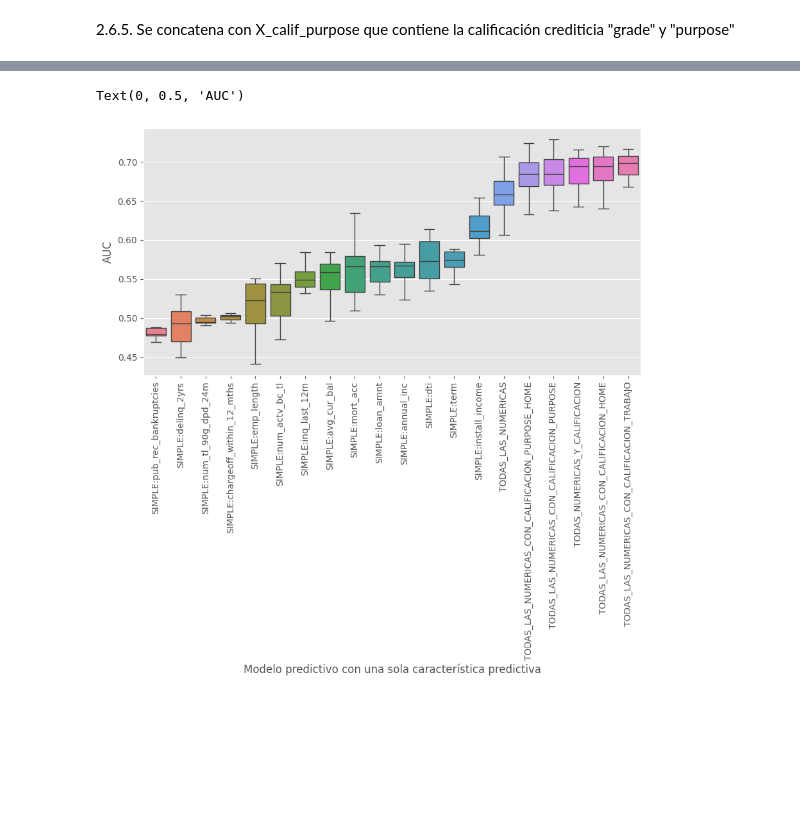
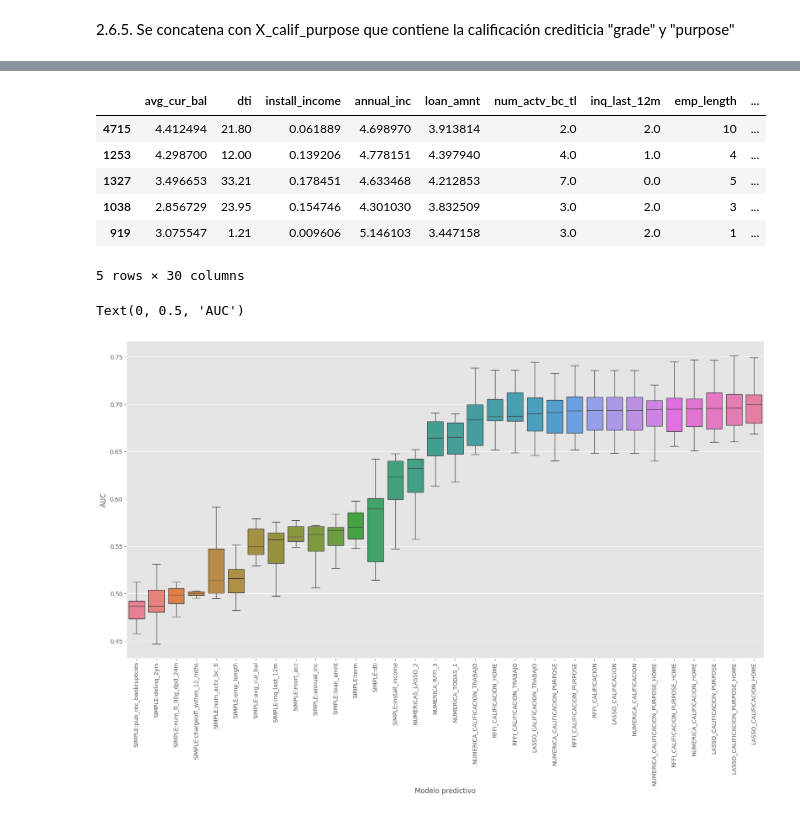
Before and after one commit to JosueMonte/Credit-Risk, a Jupyter notebook: probability_default.ipynb, the cells around one changed output, grey strips where cells are left out. Drawn from its saved outputs; the diff is of its cells as text; code cells hidden in the pictures; blank space fills up the shorter version.

```diff
--- a/probability_default.ipynb
+++ b/probability_default.ipynb
@@ -883,13 +1280,30 @@ X_calif_purpose_home.head()
+# %%
+X_calif_purpose_home_3 = pd.concat([X_calif_purpose_3, home_ownership_categ],axis=1)
+X_calif_purpose_home_3.head()
+# %% [output]
+|  | avg_cur_bal | dti | install_income | annual_inc | loan_amnt | num_actv_bc_tl | inq_last_12m | emp_length | ... |
+| 4715 | 4.412494 | 21.80 | 0.061889 | 4.698970 | 3.913814 | 2.0 | 2.0 | 10 | ... |
+| 1253 | 4.298700 | 12.00 | 0.139206 | 4.778151 | 4.397940 | 4.0 | 1.0 | 4 | ... |
+| 1327 | 3.496653 | 33.21 | 0.178451 | 4.633468 | 4.212853 | 7.0 | 0.0 | 5 | ... |
+| 1038 | 2.856729 | 23.95 | 0.154746 | 4.301030 | 3.832509 | 3.0 | 2.0 | 3 | ... |
+| 919 | 3.075547 | 1.21 | 0.009606 | 5.146103 | 3.447158 | 3.0 | 2.0 | 1 | ... |
+5 rows × 30 columns
 # %%
 auc_lista = cross_validation_AUC(X_calif_purpose_home, y_completo)
-modelos_desempeno["TODAS_LAS_NUMERICAS_CON_CALIFICACION_PURPOSE_HOME"] = auc_lista
+modelos_desempeno["NUMERICA_CALIFICACION_PURPOSE_HOME"] = auc_lista
+# %%
+auc_lista_2 = cross_validation_AUC(X_calif_purpose_home_2, y_completo)
+modelos_desempeno["LASSO_CALIFICACION_PURPOSE_HOME"] = auc_lista_2
+# %%
+auc_lista_3 = cross_validation_AUC(X_calif_purpose_home_3, y_completo)
+modelos_desempeno["RFFI_CALIFICACION_PURPOSE_HOME"] = auc_lista_3
 # %%
-plt.figure(figsize= (10,5))
+plt.figure(figsize= (20,10))
 dibujar_boxplot_ordenado(modelos_desempeno)
-plt.xlabel("Modelo predictivo con una sola característica predictiva")
+plt.xlabel("Modelo predictivo")
 plt.ylabel("AUC")
 # %% [output]
 Text(0, 0.5, 'AUC')
-[figure, old version]
+[figure, new version]
 # %% [markdown]
 #### 2.7. Observaciones
```
Also changed, not shown: parts of 87 cells of this notebook.
